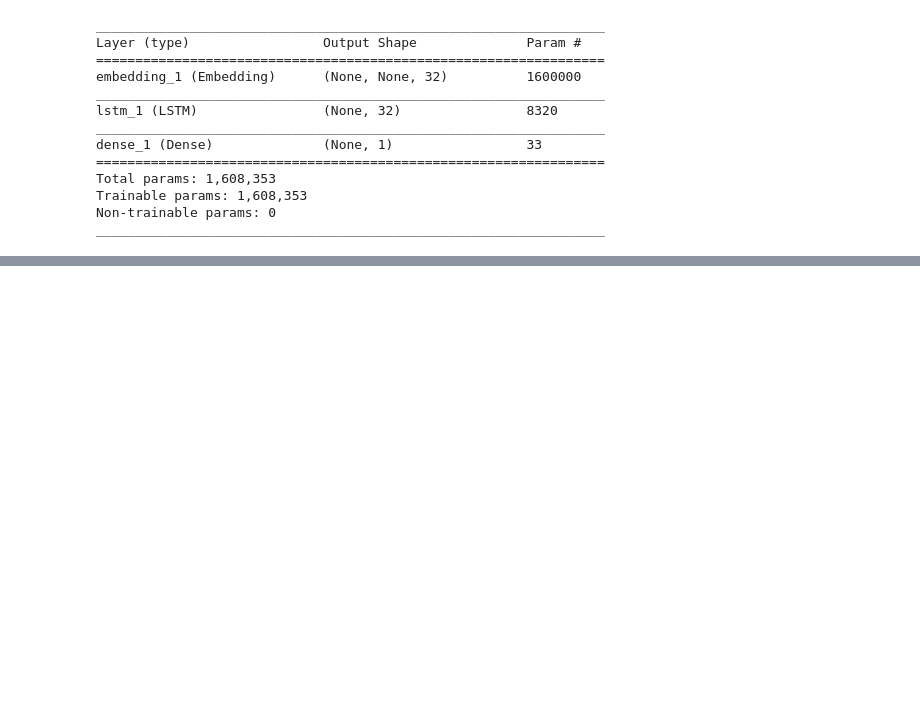
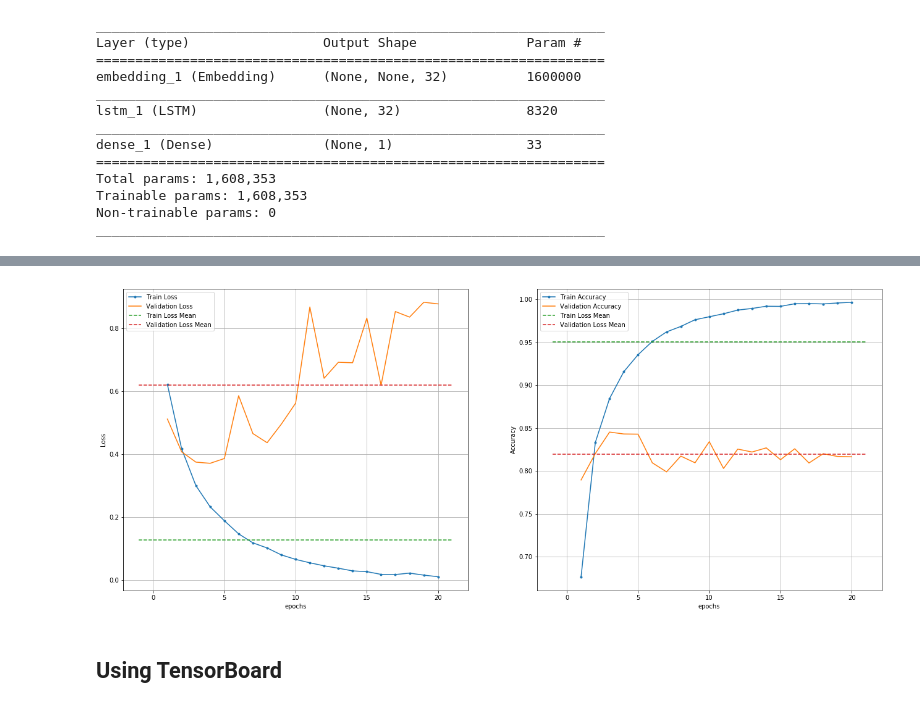
Before and after one commit to atulsingh0/DeepLearning, a Jupyter notebook: DLP/L7b.ipynb, the cells around one changed output, grey strips where cells are left out. Drawn from its saved outputs; the diff is of its cells as text; code cells hidden in the pictures; blank space fills up the shorter version.

```diff
--- a/DLP/L7b.ipynb
+++ b/DLP/L7b.ipynb
@@ -96,0 +150,8 @@ plot_keras_acc_ax(hist)
+# %%
+model3 = models.Sequential()
+model3.add(layers.Embedding(num_features, 32))
+model3.add(layers.LSTM(32))
+model3.add(layers.Dense(1, activation='sigmoid'))
+model3.summary()
+
+model3.compile(optimizer='rmsprop', loss='binary_crossentropy', metrics=['acc'])
@@ -96,0 +172,6 @@ plot_keras_acc_ax(hist)
+# %%
+callbacks_settings = [callbacks.EarlyStopping(monitor='acc', patience=2),
+                      callbacks.ModelCheckpoint(monitor='val_loss', filepath='l7b_imdb.h5', save_best_only=True),
+                      callbacks.ReduceLROnPlateau(monitor='val_loss',factor=0.1, patience=2, min_lr=0.001)]
+# %%
+hist3 = model3.fit(train_x, train_y, callbacks=callbacks_settings, batch_size = 512, epochs=20, validation_split=0.2)
@@ -96,0 +196,6 @@ plot_keras_acc_ax(hist)
+# %%
+plot_keras_acc_ax(hist3)
+# %% [output]
+[figure, added]
+# %% [markdown]
+## Using TensorBoard
```
Also changed, not shown: parts of 18 cells of this notebook, 6 other files.
